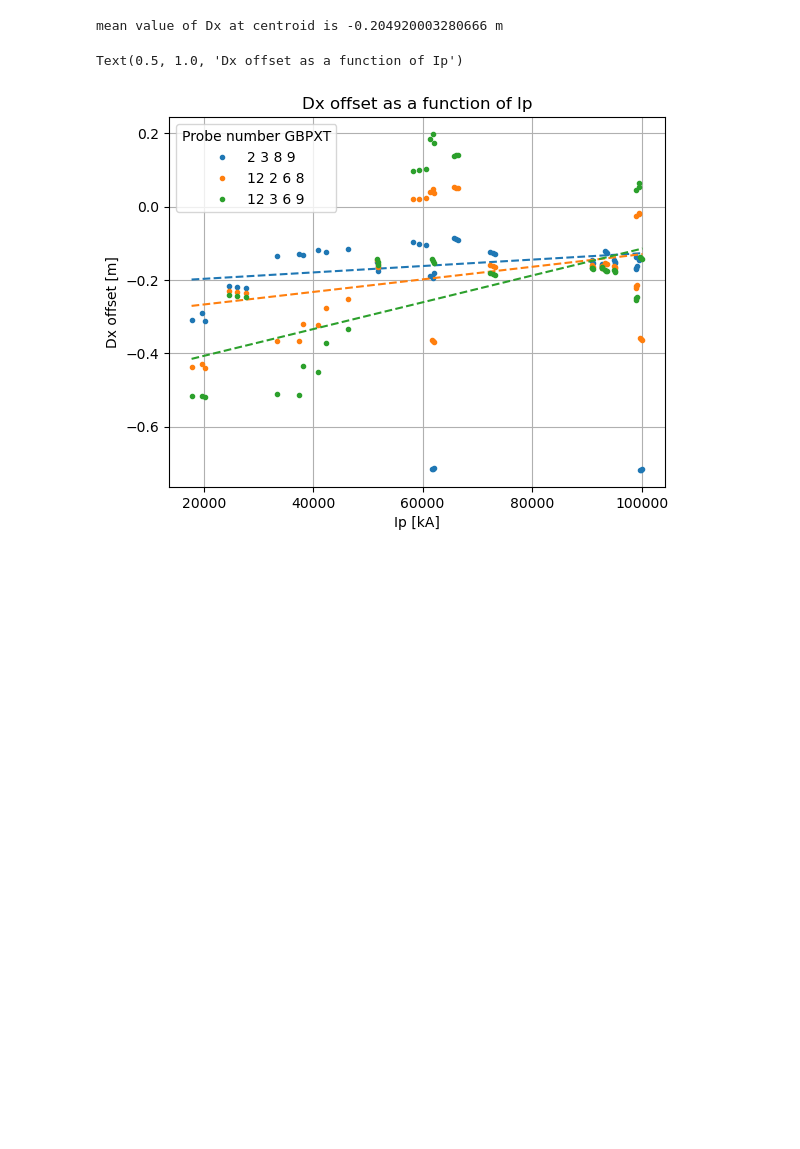
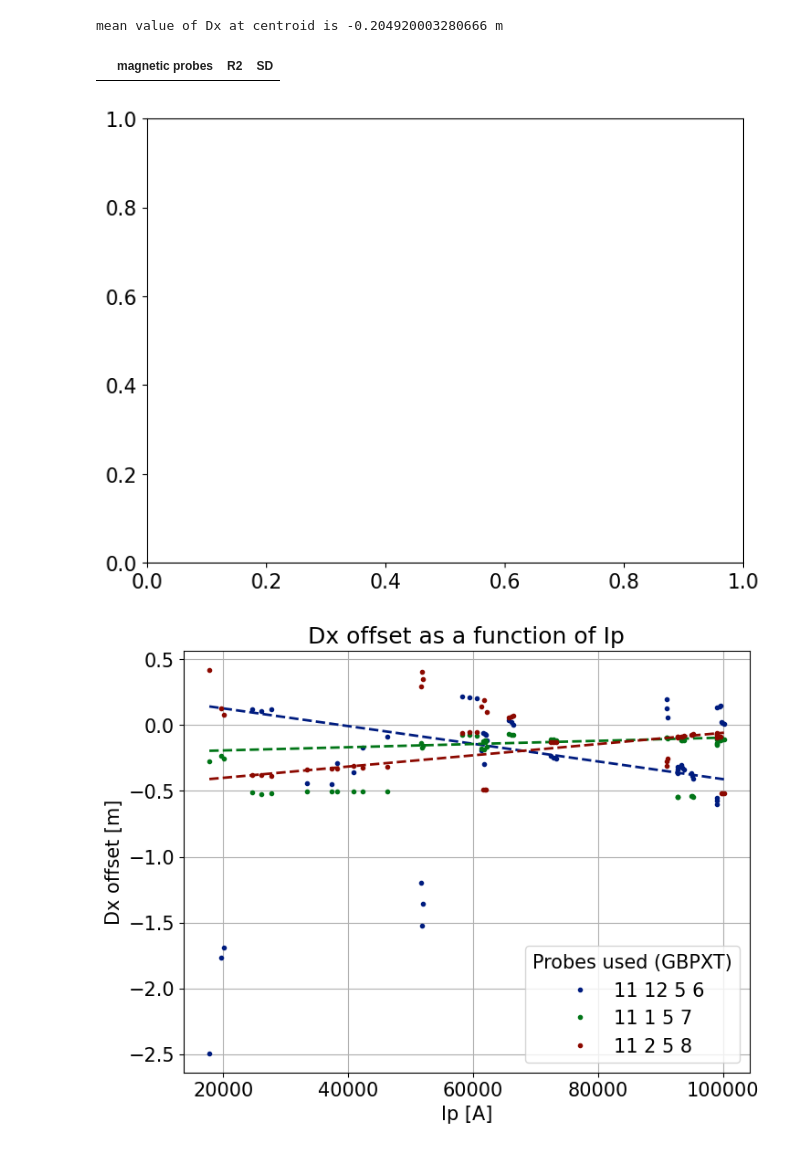
Before and after one commit to P-Attapon/TT1PlasmaColumnPosition, a Jupyter notebook: offset_analysis.ipynb, the cells around one changed output. Saved outputs shown, nothing was run; the diff lists cells and outputs as text; code cells hidden in the pictures; blank space fills up the shorter version.

Commit message:
add plots for paper

```diff
--- a/offset_analysis.ipynb
+++ b/offset_analysis.ipynb
@@ -165,48 +165,83 @@ for img_path in tqdm(os.listdir(r"resources\centroidFrames")):
             offset_dict[probe_key][1].append(offset_Dx)
     except KeyError:
         continue
+# %%
+regression_df = pd.DataFrame(columns = ["magnetic probes", "R2","SD"])
+# %% [output]
+|  | magnetic probes | R2 | SD |
 # %%
 from sklearn.linear_model import RANSACRegressor
 from sklearn.linear_model import LinearRegression
+from sklearn.metrics import r2_score
 
 for key in offset_dict:
     Ip_list, offset_list = offset_dict[key]
     if Ip_list:  # only sort if not empty
         sorted_pairs = sorted(zip(Ip_list, offset_list))
         offset_dict[key][0], offset_dict[key][1] = map(list, zip(*sorted_pairs))
 
-for key in [probe_lst_to_str(probe_arr) for probe_arr in [[2,3,8,9],[12,2,6,8],[12,3,6,9]]]:
+
+fig,ax = plt.subplots(1,1,figsize = (8,6))
+plt.rcParams.update({
+    "font.size":15
+})
+plt.style.use("seaborn-v0_8-dark-palette")
+
+# Your list of probe combinations
+probe_combinations = all_arrays  # Example longer list
+
+# Start counter
+group_count = 0
+
+for i, probe_arr in enumerate(probe_combinations):
+    if group_count == 0:
+        fig, ax = plt.subplots(figsize=(8, 6))  # Create new figure and axis
+        color_index = 0
+
+    key = probe_lst_to_str(probe_arr)
     Ip_list = offset_dict[key][0]
     offset_list = offset_dict[key][1]
 
     if len(Ip_list) >= 2:
-        # Convert to numpy arrays and reshape for sklearn
         X = np.array(Ip_list).reshape(-1, 1)
         y = np.array(offset_list)
 
-        # Create RANSAC regressor
-        ransac = RANSACRegressor(LinearRegression(), residual_threshold=0.3, random_state=0)
+        ransac = RANSACRegressor(LinearRegression(), residual_threshold=0.15, random_state=0)
         ransac.fit(X, y)
 
-        # Predict with inlier model
         x_vals = np.linspace(min(Ip_list), max(Ip_list), 100).reshape(-1, 1)
         y_fit = ransac.predict(x_vals)
 
-        # Plot original data
-        data_line, = plt.plot(Ip_list, offset_list, ".", label=f"{key}")
+        data_line, = ax.plot(Ip_list, offset_list, ".", label=f"{key}")
         color = data_line.get_color()
+        ax.plot(x_vals, y_fit, "--", color=color, lw=2)
 
-        # Plot RANSAC regression line
-        plt.plot(x_vals, y_fit, "--", color=color)
+        ax.set_xlabel("Ip [A]")
+        ax.set_ylabel("Dx offset [m]")
+        ax.grid(True)
 
-        plt.title(f"Key: {key}")
-        plt.xlabel("Ip [kA]")
-        plt.ylabel("Dx offset [m]")
-        plt.grid(True)
+        #calculate R^2
+        inlier_mask = ransac.inlier_mask_
+        y_pred = ransac.predict(X)
 
-plt.legend(title = "Probe number GBPXT")
-plt.title("Dx offset as a function of Ip")
-# plt.ylim(-2,2)
+        r2 = r2_score(y[inlier_mask],y_pred[inlier_mask])
+
+        #calculate SD
+
+        residuals = y[inlier_mask] - y_pred[inlier_mask]
+        std_dev = np.std(residuals)
+        new_row = {"magnetic probes": key, "R2":r2, "SD":std_dev}
+        regression_df.loc[len(regression_df)] = new_row
+
+    group_count += 1
+    color_index += 1
+
+    # Show plot after every 3 probe combinations
+    if group_count == 3 or i == len(probe_combinations) - 1:
+        ax.legend(title="Probes used (GBPXT)", loc="lower right", ncols=1)
+        ax.set_title("Dx offset as a function of Ip")
+        plt.show()
+        group_count = 0  # Reset counter
 # %% [output]
-Text(0.5, 1.0, 'Dx offset as a function of Ip')
-[figure, old version]
+[figure, new version]
+[figure, added]
```
Also changed, not shown: parts of 2 cells of this notebook, 8 other files.
